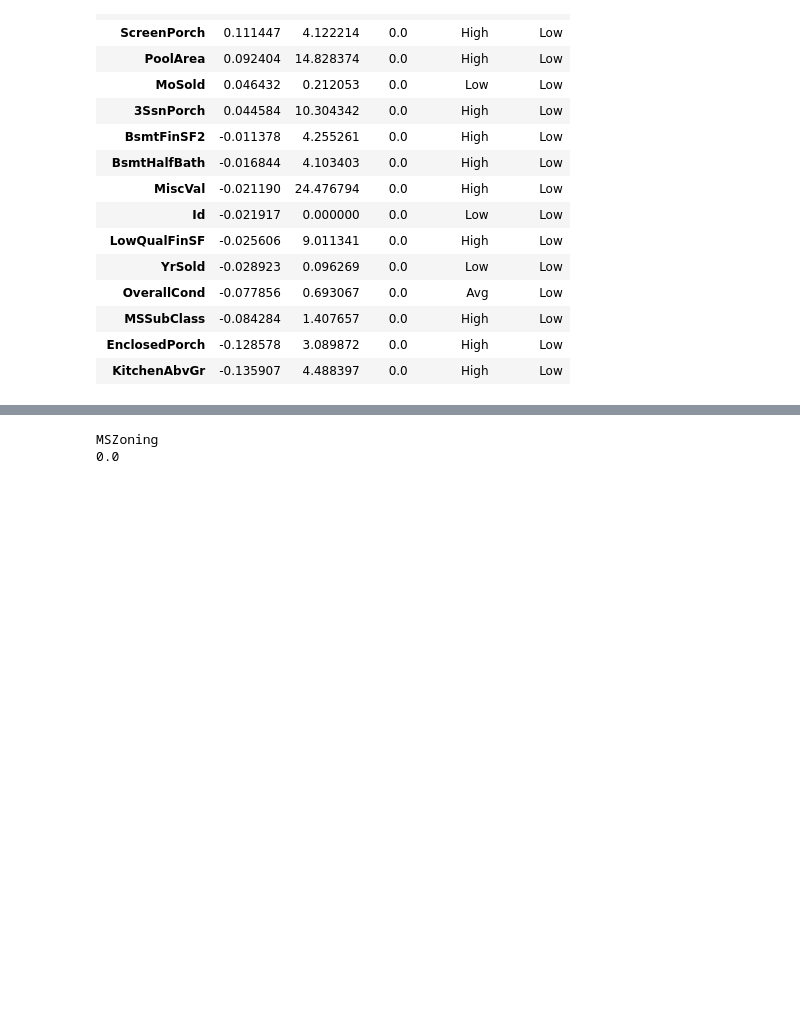
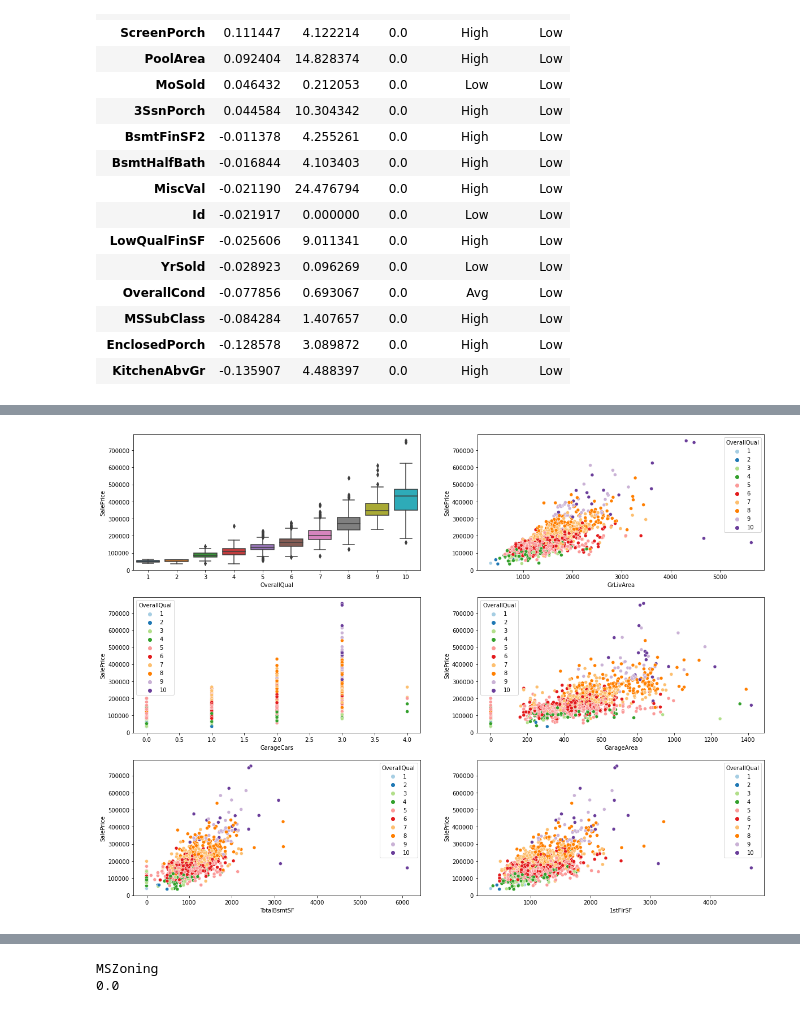
Before and after one commit to Nikalozj/House-Prices-Kaggle, a Jupyter notebook: Exploratory Data Analysis.ipynb, the cells around one changed output, grey strips where cells are left out. Cells and saved outputs as stored; diff of their text form; code cells hidden in the pictures; blank space fills up the shorter version.

```diff
--- a/Exploratory Data Analysis.ipynb
+++ b/Exploratory Data Analysis.ipynb
@@ -234,0 +245,25 @@ df[df['CorrType'] == 'Low']
+# %%
+fig = plt.figure(figsize = (20, 15))
+
+fig_1 = fig.add_subplot(321)
+sns.boxplot(x = 'OverallQual', y = 'SalePrice', data = housing)
+
+fig_2 = fig.add_subplot(322)
+sns.scatterplot(x = 'GrLivArea', y = 'SalePrice', data = housing, hue = 'OverallQual', palette = 'Paired')
+
+fig_3 = fig.add_subplot(323)
+sns.scatterplot(x = 'GarageCars', y = 'SalePrice', data = housing, hue = 'OverallQual', palette = 'Paired')
+
+fig_4 = fig.add_subplot(324)
+sns.scatterplot(x = 'GarageArea', y = 'SalePrice', data = housing, hue = 'OverallQual', palette = 'Paired')
+
+fig_5 = fig.add_subplot(325)
+sns.scatterplot(x = 'TotalBsmtSF', y = 'SalePrice', data = housing, hue = 'OverallQual', palette = 'Paired')
+
+fig_5 = fig.add_subplot(326)
+sns.scatterplot(x = '1stFlrSF', y = 'SalePrice', data = housing, hue = 'OverallQual', palette = 'Paired')
+
+
+plt.show()
+# %% [output]
+[figure, added]
```
Also changed, not shown: parts of 8 cells of this notebook.
